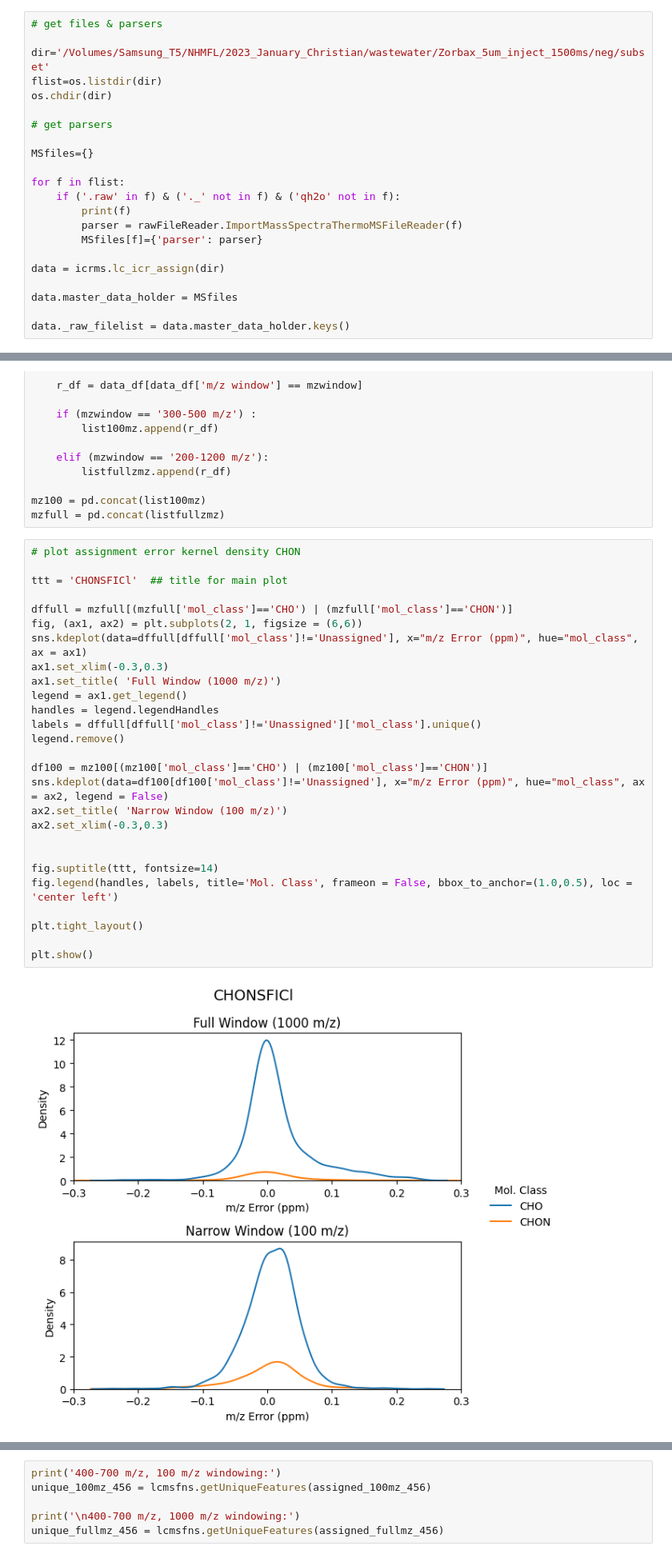
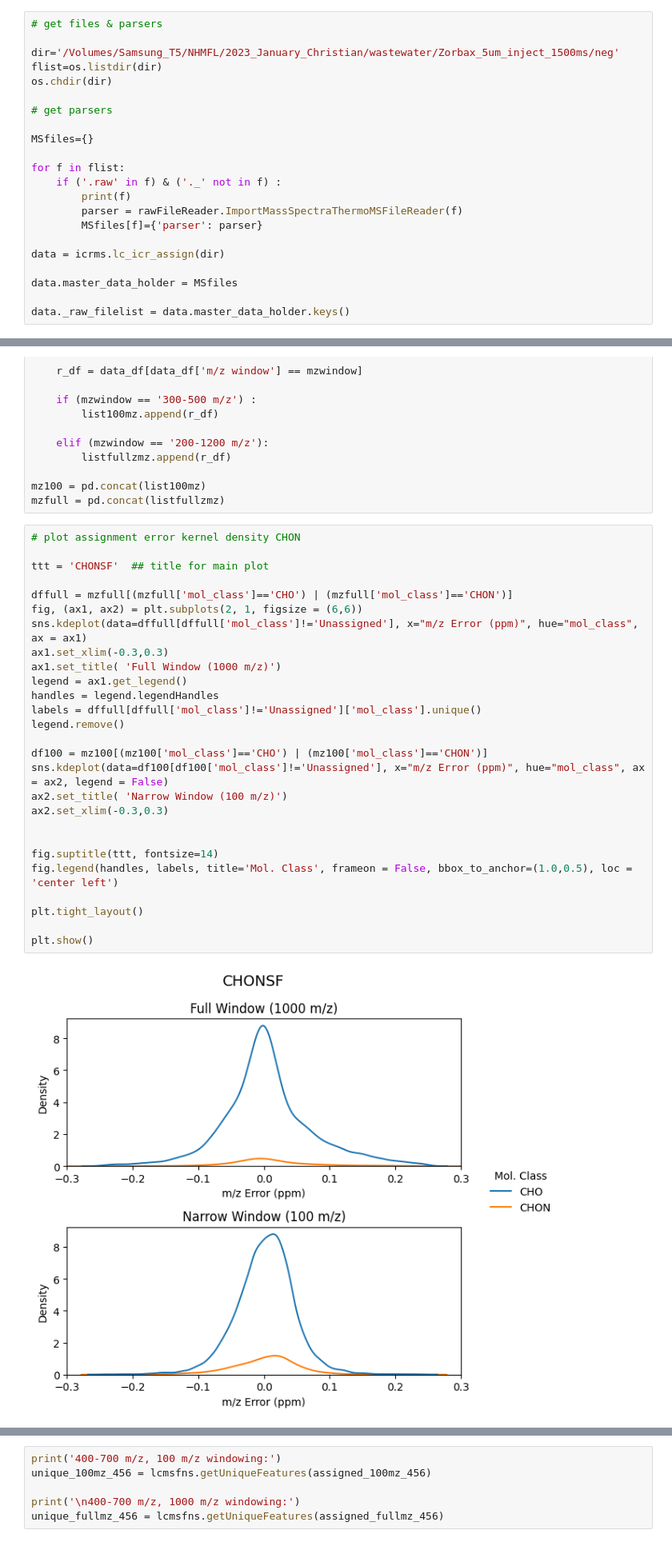
Before and after one commit to rboiteau/CoreMS, a Jupyter notebook: LC-21T-neg.ipynb, the cells around one changed output, grey strips where cells are left out. Shown at 80% size. Drawn from its saved outputs; the diff is of its cells as text.

```diff
--- a/LC-21T-neg.ipynb
+++ b/LC-21T-neg.ipynb
@@ -41,7 +44,7 @@ import importlib
 # %%
 # get files & parsers
 
-dir='/Volumes/Samsung_T5/NHMFL/2023_January_Christian/wastewater/Zorbax_5um_inject_1500ms/neg/subset'
+dir='/Volumes/Samsung_T5/NHMFL/2023_January_Christian/wastewater/Zorbax_5um_inject_1500ms/neg'
 flist=os.listdir(dir)
 os.chdir(dir)
 
@@ -50,7 +53,7 @@ os.chdir(dir)
 MSfiles={}
 
 for f in flist:
-    if ('.raw' in f) & ('._' not in f) & ('qh2o' not in f):
+    if ('.raw' in f) & ('._' not in f) :
         print(f)
         parser = rawFileReader.ImportMassSpectraThermoMSFileReader(f)
         MSfiles[f]={'parser': parser}
@@ -371,32 +392,32 @@ mzfull = pd.concat(listfullzmz)
 # %%
 # plot assignment error kernel density CHON
 
-ttt = 'CHONSFICl'  ## title for main plot
+ttt = 'CHONSF'  ## title for main plot
 
 dffull = mzfull[(mzfull['mol_class']=='CHO') | (mzfull['mol_class']=='CHON')]
 fig, (ax1, ax2) = plt.subplots(2, 1, figsize = (6,6))
 sns.kdeplot(data=dffull[dffull['mol_class']!='Unassigned'], x="m/z Error (ppm)", hue="mol_class", ax = ax1)
 ax1.set_xlim(-0.3,0.3)
 ax1.set_title( 'Full Window (1000 m/z)')
 legend = ax1.get_legend()
 handles = legend.legendHandles
 labels = dffull[dffull['mol_class']!='Unassigned']['mol_class'].unique()
 legend.remove()
 
 df100 = mz100[(mz100['mol_class']=='CHO') | (mz100['mol_class']=='CHON')]
 sns.kdeplot(data=df100[df100['mol_class']!='Unassigned'], x="m/z Error (ppm)", hue="mol_class", ax = ax2, legend = False)
 ax2.set_title( 'Narrow Window (100 m/z)')
 ax2.set_xlim(-0.3,0.3)
 
 
 fig.suptitle(ttt, fontsize=14)
 fig.legend(handles, labels, title='Mol. Class', frameon = False, bbox_to_anchor=(1.0,0.5), loc = 'center left')
 
 plt.tight_layout()
 
 plt.show()
 # %% [output]
-[figure, old version]
+[figure, new version]
 # %%
 # plot assignment error kernel density CHON
 import itertools
```
Also changed, not shown: parts of 22 cells of this notebook, 2 other files.
